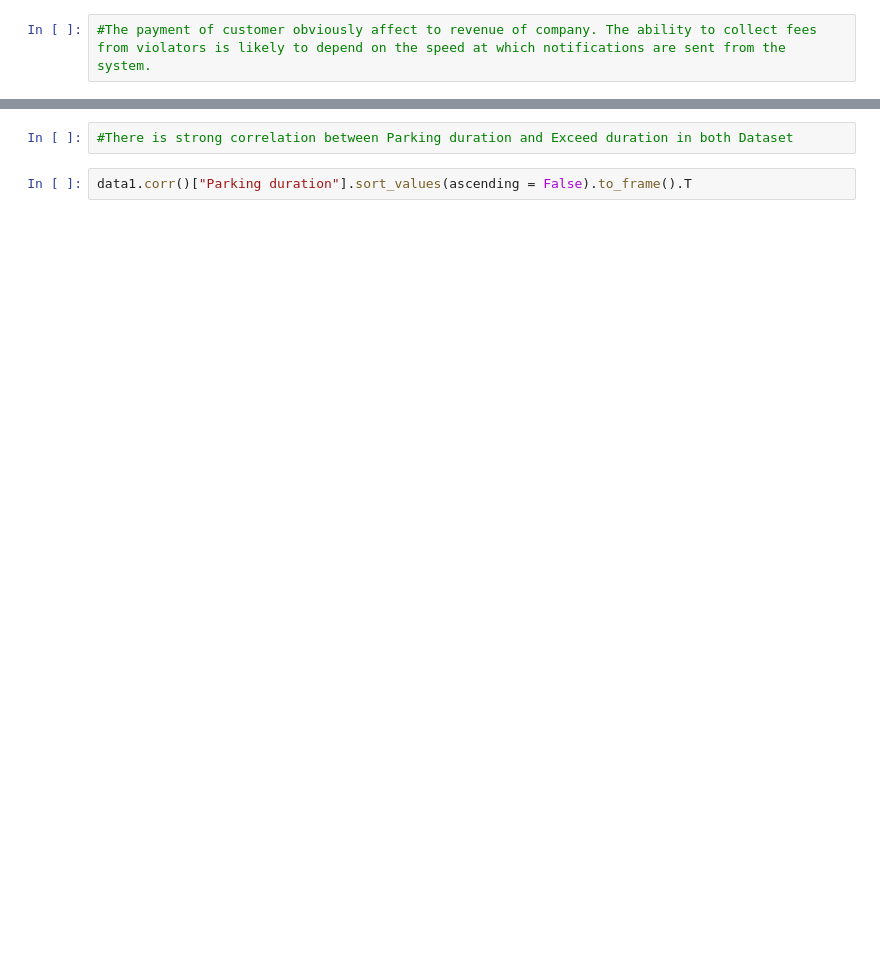
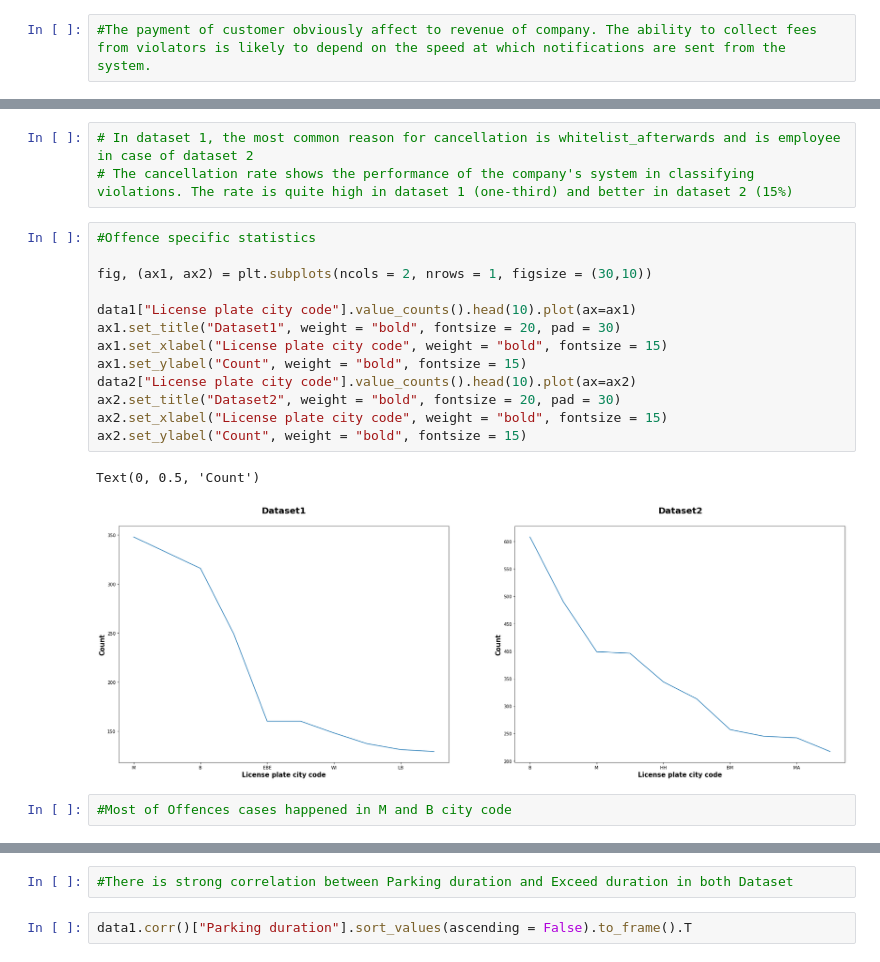
Before and after one commit to ANH2510/Parking-Service, a Jupyter notebook: challenge_1.ipynb, the cells around one changed output, grey strips where cells are left out. Saved outputs shown, nothing was run; the diff lists cells and outputs as text; blank space fills up the shorter version.

```diff
--- a/challenge_1.ipynb
+++ b/challenge_1.ipynb
@@ -151 +176,22 @@ Text(0, 0.5, 'Count')
+# %%
+# In dataset 1, the most common reason for cancellation is whitelist_afterwards and is employee in case of dataset 2
+# The cancellation rate shows the performance of the company's system in classifying violations. The rate is quite high in dataset 1 (one-third) and better in dataset 2 (15%)
+# %%
+#Offence specific statistics
+
+fig, (ax1, ax2) = plt.subplots(ncols = 2, nrows = 1, figsize = (30,10))
+
+data1["License plate city code"].value_counts().head(10).plot(ax=ax1)
+ax1.set_title("Dataset1", weight = "bold", fontsize = 20, pad = 30)
+ax1.set_xlabel("License plate city code", weight = "bold", fontsize = 15)
+ax1.set_ylabel("Count", weight = "bold", fontsize = 15)
+data2["License plate city code"].value_counts().head(10).plot(ax=ax2)
+ax2.set_title("Dataset2", weight = "bold", fontsize = 20, pad = 30)
+ax2.set_xlabel("License plate city code", weight = "bold", fontsize = 15)
+ax2.set_ylabel("Count", weight = "bold", fontsize = 15)
+# %% [output]
+Text(0, 0.5, 'Count')
+[figure, added]
+# %%
+#Most of Offences cases happened in M and B city code
 # %%
```
Also changed, not shown: parts of 17 cells of this notebook, 3 other files.
